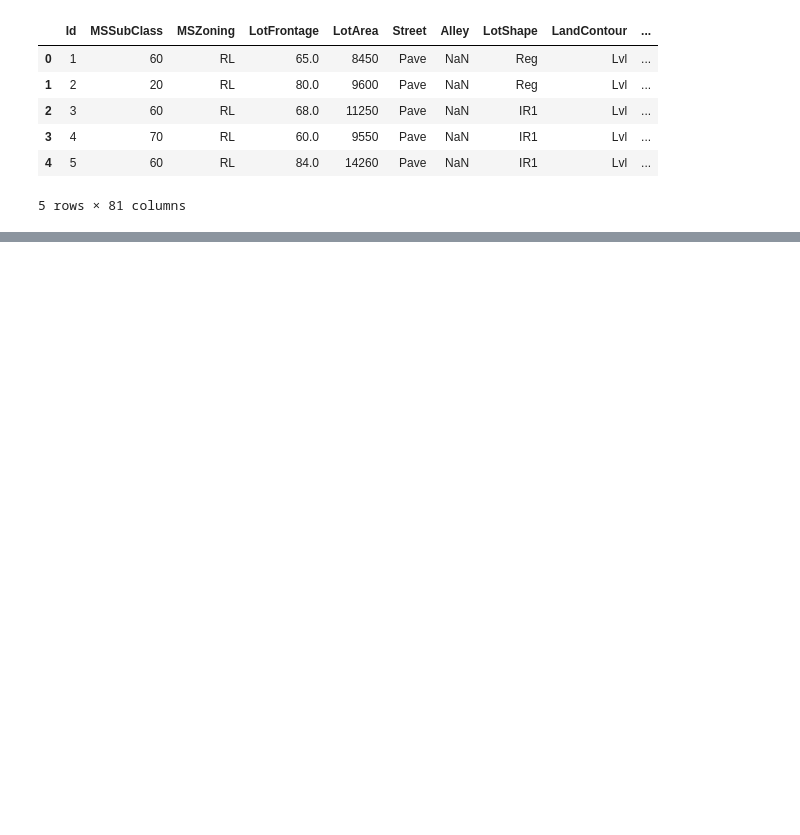
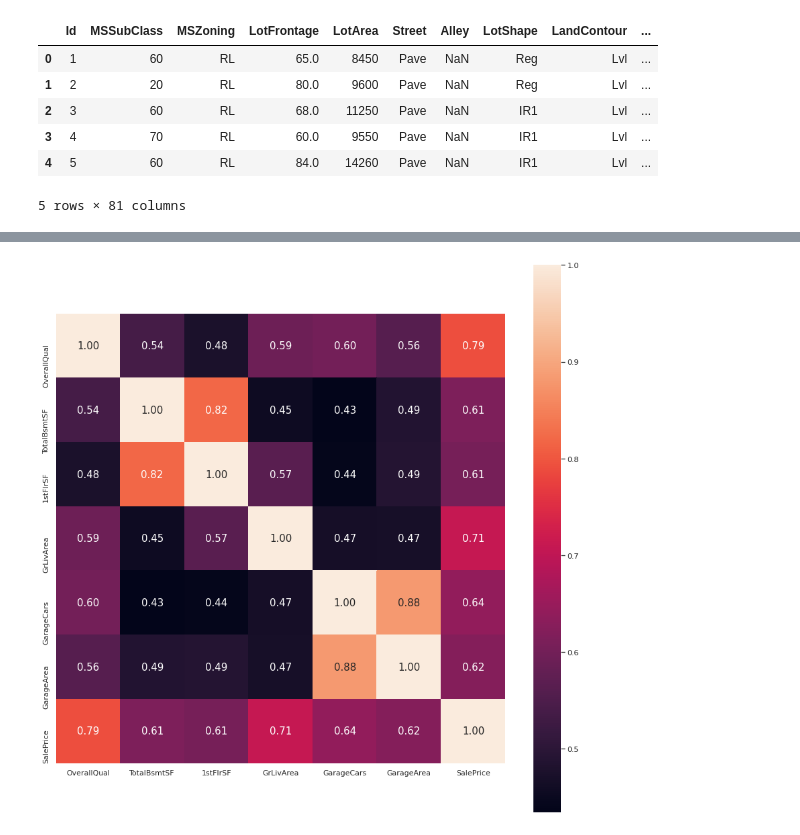
Before and after one commit to as1mple/labs_ds_courses, a Jupyter notebook: Predict_house_price.ipynb, the cells around one changed output, grey strips where cells are left out. Saved outputs shown, nothing was run; the diff lists cells and outputs as text; code cells hidden in the pictures; blank space fills up the shorter version.

```diff
--- a/Predict_house_price.ipynb
+++ b/Predict_house_price.ipynb
@@ -271,0 +160,21 @@ save(test, np.array([i[0] for i in 10 ** slr.predict(x_test_norm)]), 'test_regre
+# %%
+numeric_variable = data.select_dtypes(exclude=['object_'])
+numeric_variable = numeric_variable.drop('Id', axis=1)
+# %%
+numeric_corr = numeric_variable.corr()[['SalePrice']]
+numeric_corr = numeric_corr.reset_index()
+numeric_corr = numeric_corr.rename(columns={'index' : 'Features',
+                             'SalePrice' : 'Corr'})
+numeric_corr['Corr'] = numeric_corr['Corr'].apply(abs)
+# %%
+numeric_features = list(numeric_corr.query('Corr > 0.6').Features)
+# %%
+numeric_variable = numeric_variable[numeric_features]
+# %%
+cm = np.corrcoef(numeric_variable.values.T)
+sns.set(font_scale=1.5)
+sns.set(rc={'figure.figsize' : (15, 15)})
+hm = sns.heatmap(cm, cbar=True, annot=True, square=True, fmt='.02f', annot_kws={'size':15}, yticklabels=numeric_variable.columns, xticklabels=numeric_variable.columns)
+plt.show()
+# %% [output]
+[figure, added]
```
Also changed, not shown: parts of 68 cells of this notebook.
